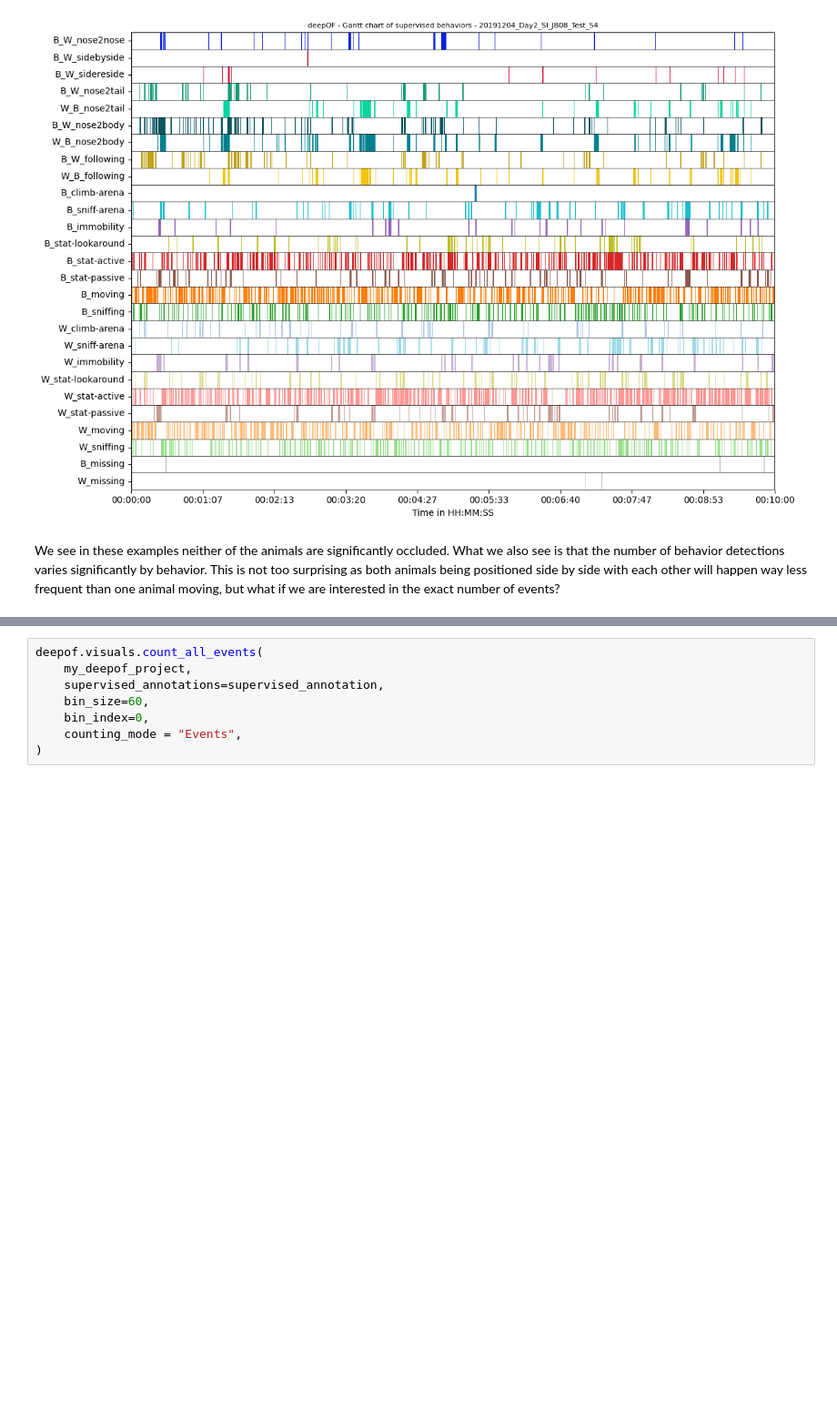
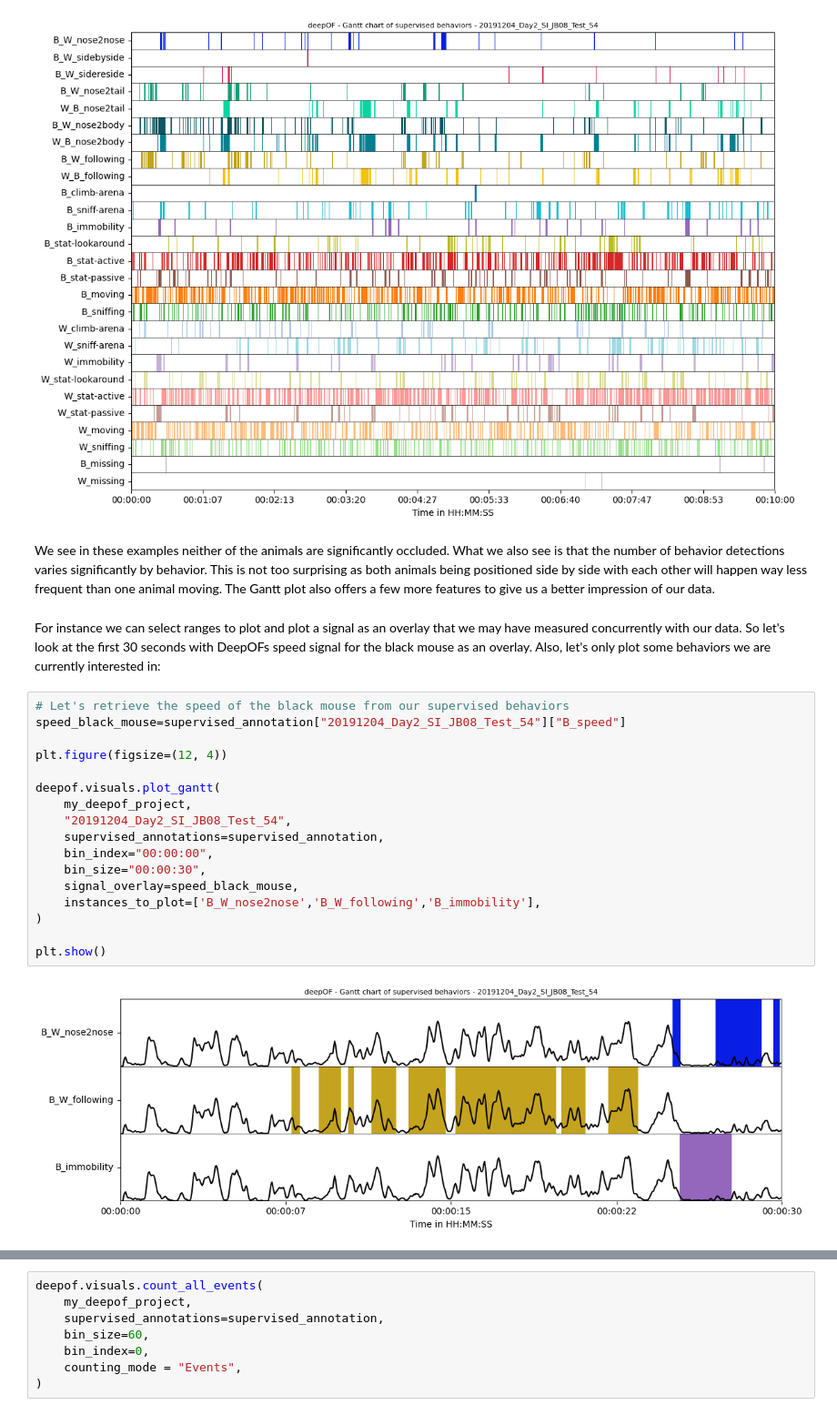
Before and after one commit to mlfpm/deepof, a Jupyter notebook: docs/source/tutorial_notebooks/deepof_supervised_tutorial.ipynb, the cells around one changed output, grey strips where cells are left out. Shown at 91% size. Drawn from its saved outputs; the diff is of its cells as text; blank space fills up the shorter version.

Commit message:
Updated supervised tutorial with example of advanced Gantt plot usage

```diff
--- a/docs/source/tutorial_notebooks/deepof_supervised_tutorial.ipynb
+++ b/docs/source/tutorial_notebooks/deepof_supervised_tutorial.ipynb
@@ -122,4 +122,25 @@ plt.show()
 # %% [output]
 [figure]
 # %% [markdown]
-We see in these examples neither of the animals are significantly occluded. What we also see is that the number of behavior detections varies significantly by behavior. This is not too surprising as both animals being positioned side by side with each other will happen way less frequent than one animal moving, but what if we are interested in the exact number of events?
+We see in these examples neither of the animals are significantly occluded. What we also see is that the number of behavior detections varies significantly by behavior. This is not too surprising as both animals being positioned side by side with each other will happen way less frequent than one animal moving. The Gantt plot also offers a few more features to give us a better impression of our data.
+# %% [markdown]
+For instance we can select ranges to plot and plot a signal as an overlay that we may have measured concurrently with our data. So let's look at the first 30 seconds with DeepOFs speed signal for the black mouse as an overlay. Also, let's only plot some behaviors we are currently interested in:
+# %%
+# Let's retrieve the speed of the black mouse from our supervised behaviors
+speed_black_mouse=supervised_annotation["20191204_Day2_SI_JB08_Test_54"]["B_speed"]
+
+plt.figure(figsize=(12, 4))
+
+deepof.visuals.plot_gantt(
+    my_deepof_project,
+    "20191204_Day2_SI_JB08_Test_54",
+    supervised_annotations=supervised_annotation,
+    bin_index="00:00:00",
+    bin_size="00:00:30",
+    signal_overlay=speed_black_mouse,
+    instances_to_plot=['B_W_nose2nose','B_W_following','B_immobility'],
+)
+
+plt.show()
+# %% [output]
+[figure, added]
```
Also changed, not shown: parts of 6 cells of this notebook.
